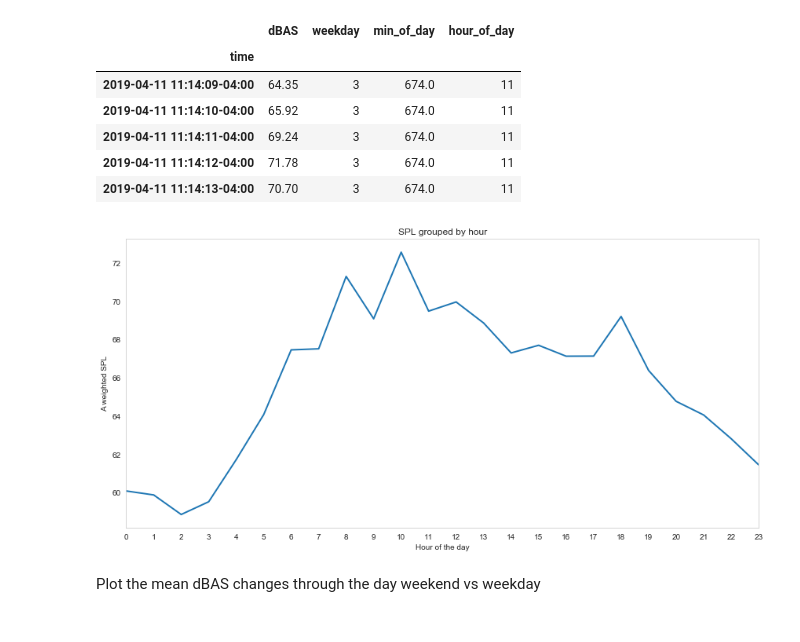
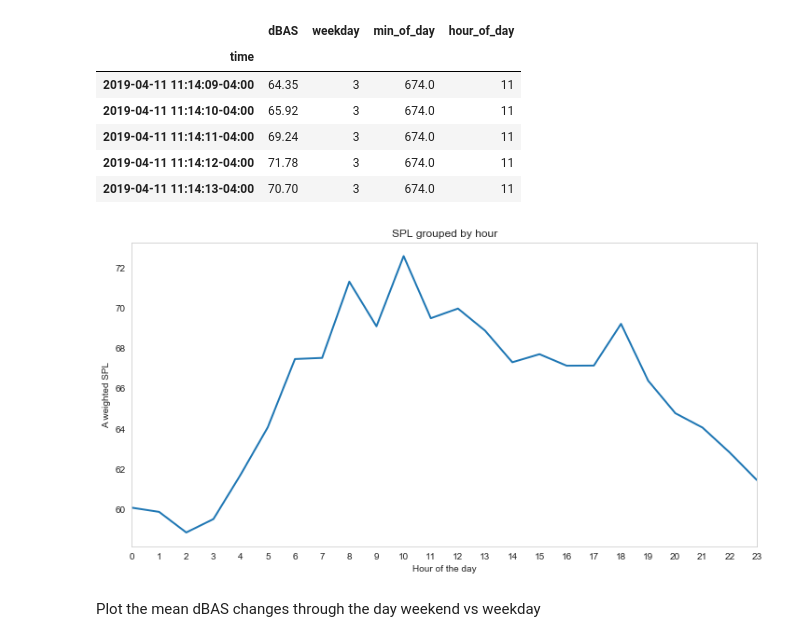
Before and after one commit to akash-y/digitalceqr, a Jupyter notebook: CHAPTER 19 - NOISE/Chapter 19. Noise.ipynb, the cells around one changed output. Drawn from its saved outputs; the diff is of its cells as text; code cells hidden in the pictures.

```diff
--- a/CHAPTER 19 - NOISE/Chapter 19. Noise.ipynb
+++ b/CHAPTER 19 - NOISE/Chapter 19. Noise.ipynb
@@ -305,18 +316,18 @@ def calc_leq(data):
 # %%
 df_gb = df.groupby(df['hour_of_day'])['dBAS'].apply(calc_leq)
 
 plt.figure(figsize=(12,6))
 ax = sns.lineplot(x=df_gb.index, y=df_gb, linewidth=2)
 
 plt.xlim([df_gb.index.min(), df_gb.index.max()])
 plt.title('SPL grouped by hour')
 plt.xlabel('Hour of the day')
 ax.xaxis.set_major_locator(ticker.MultipleLocator(1))
 plt.ylabel('A weighted SPL')
-plt.tight_layout()
 plt.grid()
+# plt.tight_layout()
 # %% [output]
-[figure, old version]
+[figure, new version]
 # %%
 wkday_df = df.loc[df['weekday'] < 5]
 wkend_df = df.loc[df['weekday'] > 4]
```
Also changed, not shown: parts of 25 cells of this notebook.
